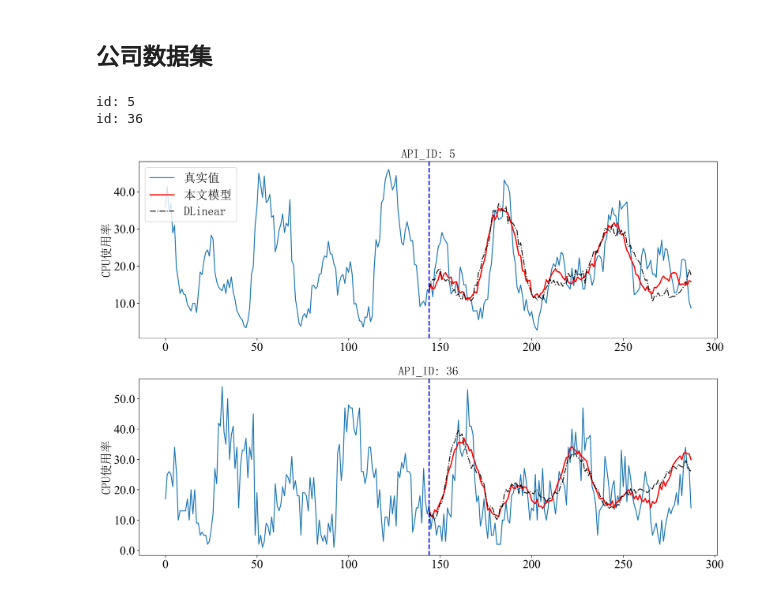
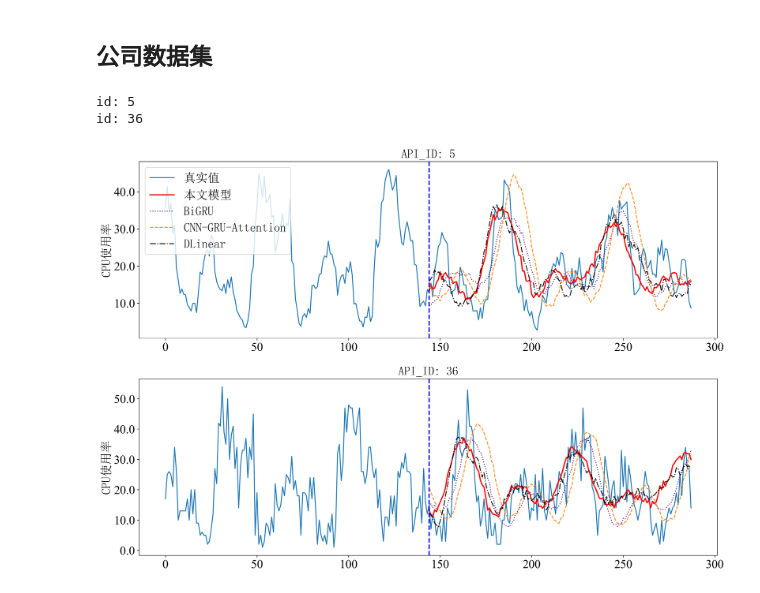
Before and after one commit to conghuhu/container_ts_prediction, a Jupyter notebook: predict_show.ipynb, the cells around one changed output. Drawn from its saved outputs; the diff is of its cells as text; code cells hidden in the pictures.

```diff
--- a/predict_show.ipynb
+++ b/predict_show.ipynb
@@ -176,10 +176,10 @@ for func_id in tqdm(target):
         './predict_results/ds/dsformer/{}_pred.npy'.format(func_id))
     dLinear_pred = np.load(
         './predict_results/ds/DLinear/{}_pred.npy'.format(func_id))
-    # cnn_gru_att_pred = np.load(
-    #     './predict_results/ds/cnn_lstm_att/{}_pred.npy'.format(func_id))
-    # bi_gru_pred = np.load(
-    #     './predict_results/ds/lstm/{}_pred.npy'.format(func_id))
+    cnn_gru_att_pred = np.load(
+        './predict_results/ds/cnn_lstm_att/{}_pred.npy'.format(func_id))
+    bi_gru_pred = np.load(
+        './predict_results/ds/lstm/{}_pred.npy'.format(func_id))
     # pcnn_lstm_pred = np.load(
     #     './predict_results/ds/pcnn_lstm/{}_pred.npy'.format(func_id))
 
@@ -187,35 +187,35 @@ for func_id in tqdm(target):
     ax = plt.subplot(4, 1, idx)
     ax.plot(range(len(dsformer_true)), dsformer_true, linewidth=1.5,
             label='真实值')
     ax.plot(range(len(dsformer_true) - pred_len, len(dsformer_true)), dsformer_pred, linewidth=2, c='r',
             label='本文模型')
-    # ax.plot(range(len(dsformer_true) - pred_len, len(dsformer_true)), bi_gru_pred, alpha=0.9, ls=':', c='indigo',
-    #         label='BiGRU')
+    ax.plot(range(len(dsformer_true) - pred_len, len(dsformer_true)), bi_gru_pred, alpha=0.9, ls=':', c='indigo',
+            label='BiGRU')
     # ax.plot(range(len(dsformer_true) - pred_len, len(dsformer_true)), pcnn_lstm_pred, alpha=0.9,
     #         label='pCNN-LSTM')
-    # ax.plot(range(len(dsformer_true) - pred_len, len(dsformer_true)), cnn_gru_att_pred, alpha=0.9, ls='--',
-    #         label='CNN-GRU-Attention')
+    ax.plot(range(len(dsformer_true) - pred_len, len(dsformer_true)), cnn_gru_att_pred, alpha=0.9, ls='--',
+            label='CNN-GRU-Attention')
     ax.plot(range(len(dsformer_true) - pred_len, len(dsformer_true)), dLinear_pred, alpha=0.9, c='k', ls='-.',
             label='DLinear')
 
     ax.yaxis.set_major_formatter(FormatStrFormatter('%.1f'))
     # 添加图例
     if idx == 1:
         ax.legend(prop=chinese_font, loc='upper left')
 
     # plt.xlabel('Time Point')
     ax.set_ylabel('CPU使用率', chinese_font)
     # 在特定索引位置画一条直线
     ax.axvline(len(dsformer_true) - pred_len, color='blue', linestyle='--', linewidth=2)
     ax.set_title('API_ID: {}'.format(func_id), chinese_font)
 
     idx += 1
 
 plt.tight_layout()
 plt.savefig('./predict_results/ds/' + '{}_forcast_paper.svg'.format('cpu'), format='svg', dpi=1000,
             bbox_inches='tight')
 plt.show()
 # %% [output]
 id: 5
 id: 36
-[figure, old version]
+[figure, new version]
```
Also changed, not shown: 27 other files.
